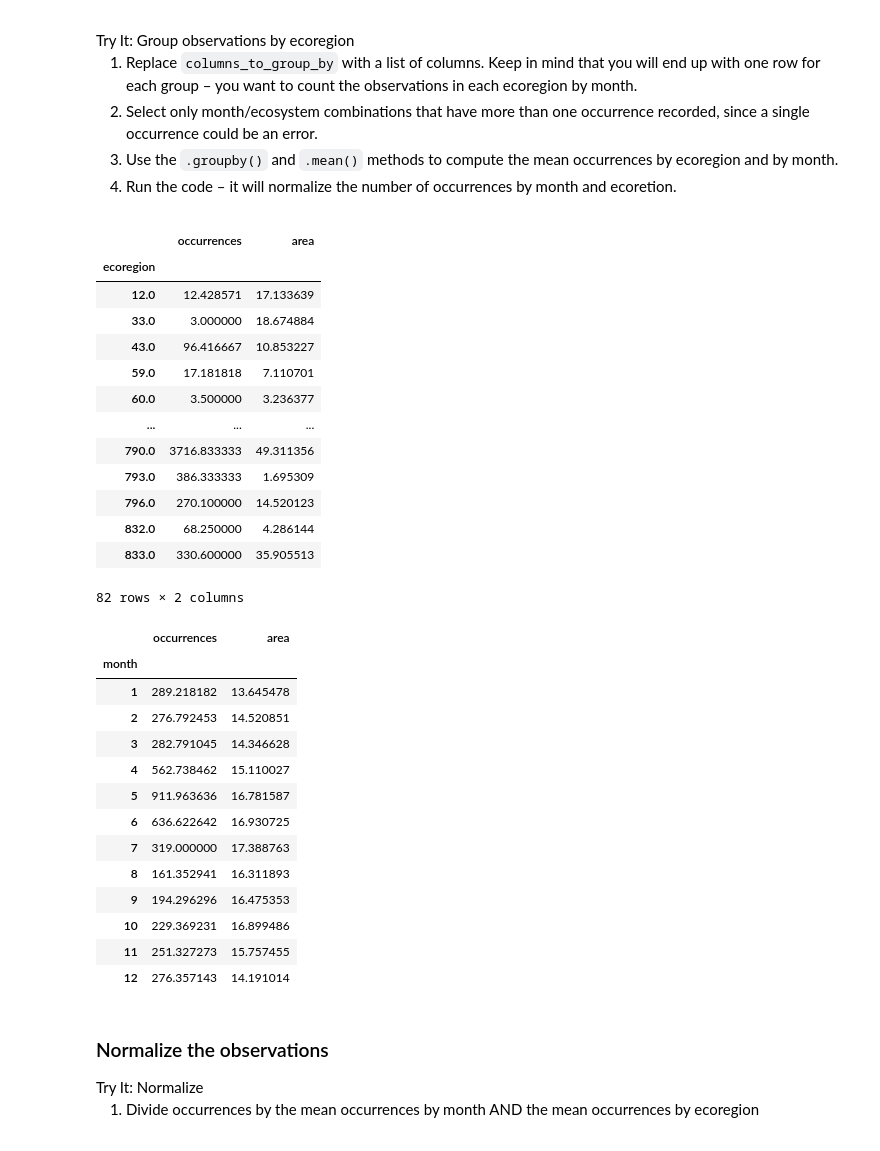
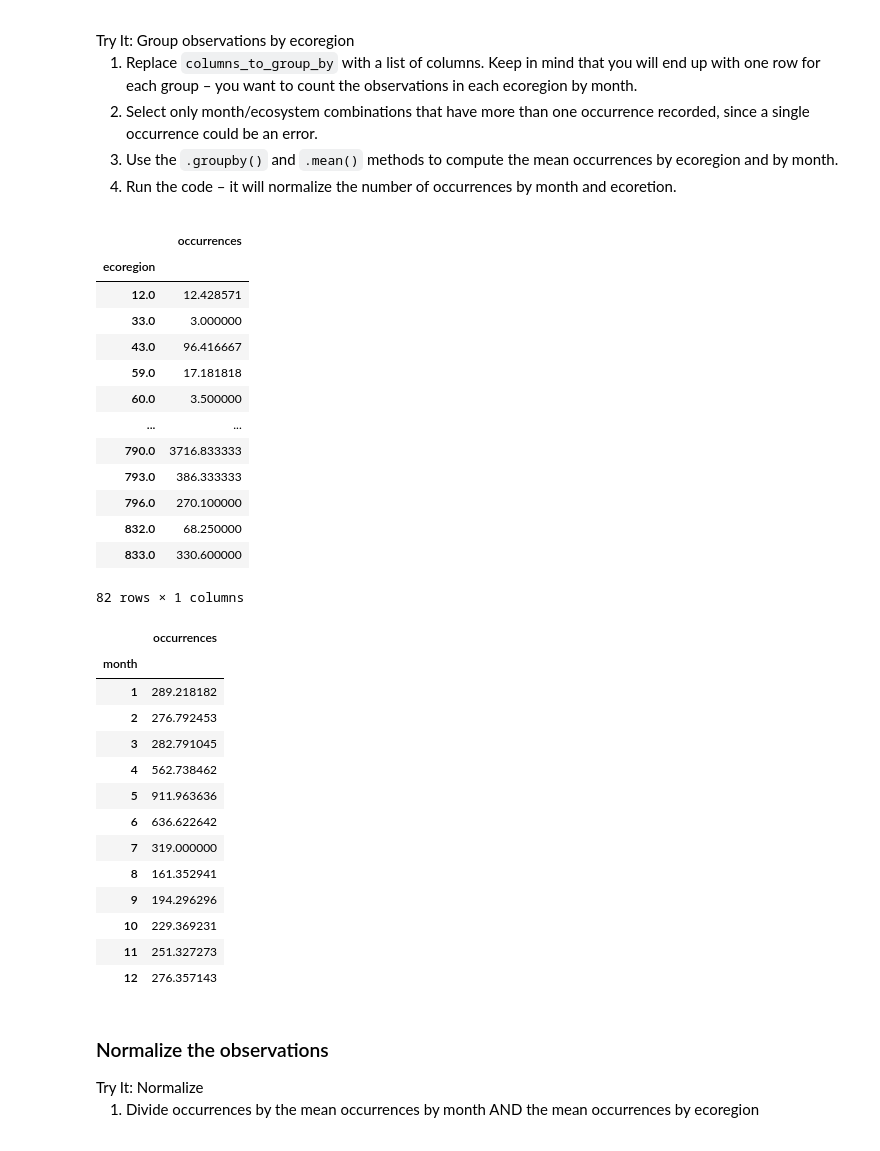
Before and after one commit to cu-esiil-edu/03-migration-summer-dupree, a Jupyter notebook: notebooks/migration-32-normalize.ipynb, the cells around one changed output. Cells and saved outputs as stored; diff of their text form; code cells hidden in the pictures.

```diff
--- a/notebooks/migration-32-normalize.ipynb
+++ b/notebooks/migration-32-normalize.ipynb
@@ -91,62 +91,64 @@ and ecoretion.</li>
 # %%
 occurrence_df = (
     gbif_ecoregion_gdf
     # For each ecoregion, for each month...
     .groupby(['month', 'ecoregion'])
     # ...count the number of occurrences
     .agg(
         occurrences = ('SHAPE_AREA', 'count'),
         area = ('SHAPE_AREA', 'first')
     )
 )
 
 # Get rid of rare observations (possible misidentification?)
 occurrence_df = occurrence_df[occurrence_df.occurrences>1]
 
 # Take the mean by ecoregion
 mean_occurrences_by_ecoregion = (
     occurrence_df
+    [['occurrences']]
     .groupby('ecoregion')
-    .mean('ecoregion')
+    .mean()
 )
 display(mean_occurrences_by_ecoregion)
 
 # Take the mean by month
 mean_occurrences_by_month = (
     occurrence_df
+    [['occurrences']]
     .groupby('month')
-    .mean('month')
+    .mean()
 )
 mean_occurrences_by_month
 # %% [output]
-|  | occurrences | area |
-| ecoregion |  |  |
-| 12.0 | 12.428571 | 17.133639 |
-| 33.0 | 3.000000 | 18.674884 |
-| 43.0 | 96.416667 | 10.853227 |
-| 59.0 | 17.181818 | 7.110701 |
-| 60.0 | 3.500000 | 3.236377 |
-| ... | ... | ... |
-| 790.0 | 3716.833333 | 49.311356 |
-| 793.0 | 386.333333 | 1.695309 |
-| 796.0 | 270.100000 | 14.520123 |
-| 832.0 | 68.250000 | 4.286144 |
-| 833.0 | 330.600000 | 35.905513 |
+|  | occurrences |
+| ecoregion |  |
+| 12.0 | 12.428571 |
+| 33.0 | 3.000000 |
+| 43.0 | 96.416667 |
+| 59.0 | 17.181818 |
+| 60.0 | 3.500000 |
+| ... | ... |
+| 790.0 | 3716.833333 |
+| 793.0 | 386.333333 |
+| 796.0 | 270.100000 |
+| 832.0 | 68.250000 |
+| 833.0 | 330.600000 |
-82 rows × 2 columns
+82 rows × 1 columns
-|  | occurrences | area |
-| month |  |  |
-| 1 | 289.218182 | 13.645478 |
-| 2 | 276.792453 | 14.520851 |
-| 3 | 282.791045 | 14.346628 |
-| 4 | 562.738462 | 15.110027 |
-| 5 | 911.963636 | 16.781587 |
-| 6 | 636.622642 | 16.930725 |
-| 7 | 319.000000 | 17.388763 |
-| 8 | 161.352941 | 16.311893 |
-| 9 | 194.296296 | 16.475353 |
-| 10 | 229.369231 | 16.899486 |
-| 11 | 251.327273 | 15.757455 |
-| 12 | 276.357143 | 14.191014 |
+|  | occurrences |
+| month |  |
+| 1 | 289.218182 |
+| 2 | 276.792453 |
+| 3 | 282.791045 |
+| 4 | 562.738462 |
+| 5 | 911.963636 |
+| 6 | 636.622642 |
+| 7 | 319.000000 |
+| 8 | 161.352941 |
+| 9 | 194.296296 |
+| 10 | 229.369231 |
+| 11 | 251.327273 |
+| 12 | 276.357143 |
 # %% [markdown]
 ### Normalize the observations
 
```
Also changed, not shown: parts of 4 cells of this notebook, 2 other files.
